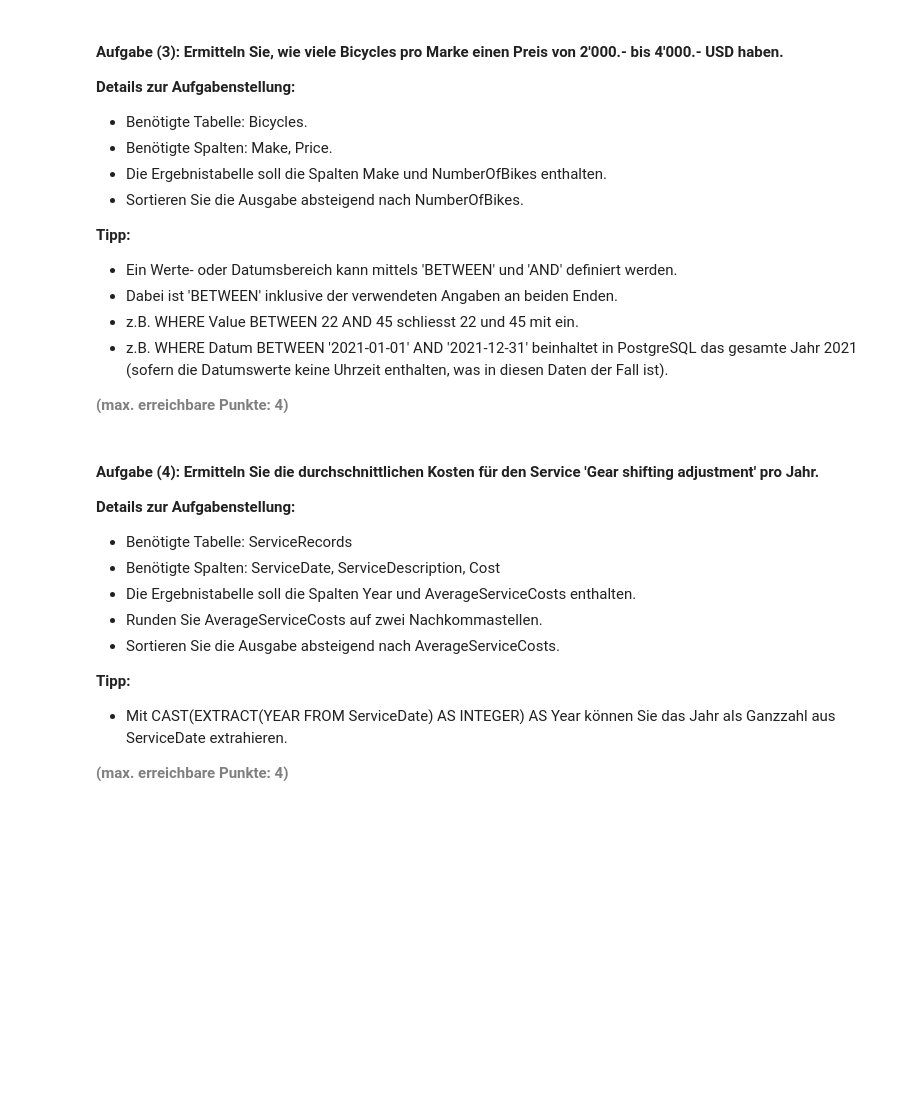
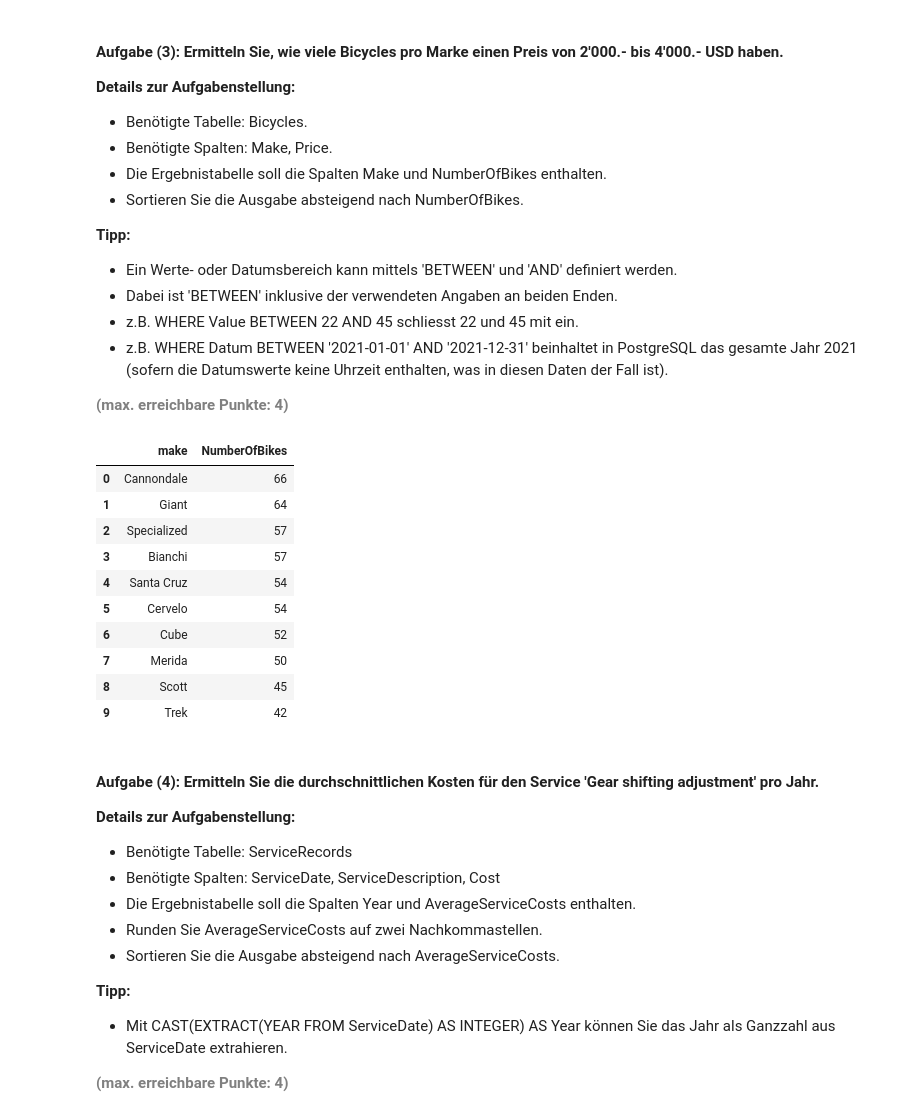
Before and after one commit to LeonCZHAW/python_postgresql_pgadmin, a Jupyter notebook: AP01_Mgmt_Nutzung_Relationale_Daten.ipynb, the cells around one changed output. Saved outputs shown, nothing was run; the diff lists cells and outputs as text; code cells hidden in the pictures; blank space fills up the shorter version.

```diff
--- a/AP01_Mgmt_Nutzung_Relationale_Daten.ipynb
+++ b/AP01_Mgmt_Nutzung_Relationale_Daten.ipynb
@@ -285,14 +311,37 @@ df_bicycles
 # %%
 # Engine für Datenbankverbindung erstellen
 
+engine = create_engine('sqlite:///bike_shop.db')
 
 # SQL-Abfrage erstellen und ausführen
 
+df_bicycles = pd.read_sql_query("""
+                                SELECT Make, COUNT(*) AS NumberOfBikes
+                                FROM Bicycles
+                                WHERE Price BETWEEN 2000 AND 4000
+                                GROUP BY Make
+                                ORDER BY NumberOfBikes DESC;
+                                """, con=engine)
 
 # Datenbankverbindung trennen
 
+engine.dispose()
 
 # Ergebnis anzeigen
+
+df_bicycles
+# %% [output]
+|  | make | NumberOfBikes |
+| 0 | Cannondale | 66 |
+| 1 | Giant | 64 |
+| 2 | Specialized | 57 |
+| 3 | Bianchi | 57 |
+| 4 | Santa Cruz | 54 |
+| 5 | Cervelo | 54 |
+| 6 | Cube | 52 |
+| 7 | Merida | 50 |
+| 8 | Scott | 45 |
+| 9 | Trek | 42 |
 # %% [markdown]
 #### <b>Aufgabe (4): Ermitteln Sie die durchschnittlichen Kosten für den Service 'Gear shifting adjustment' pro Jahr.</b>
 <b>Details zur Aufgabenstellung:</b>
```
Also changed, not shown: parts of 7 cells of this notebook, 1 other file.
